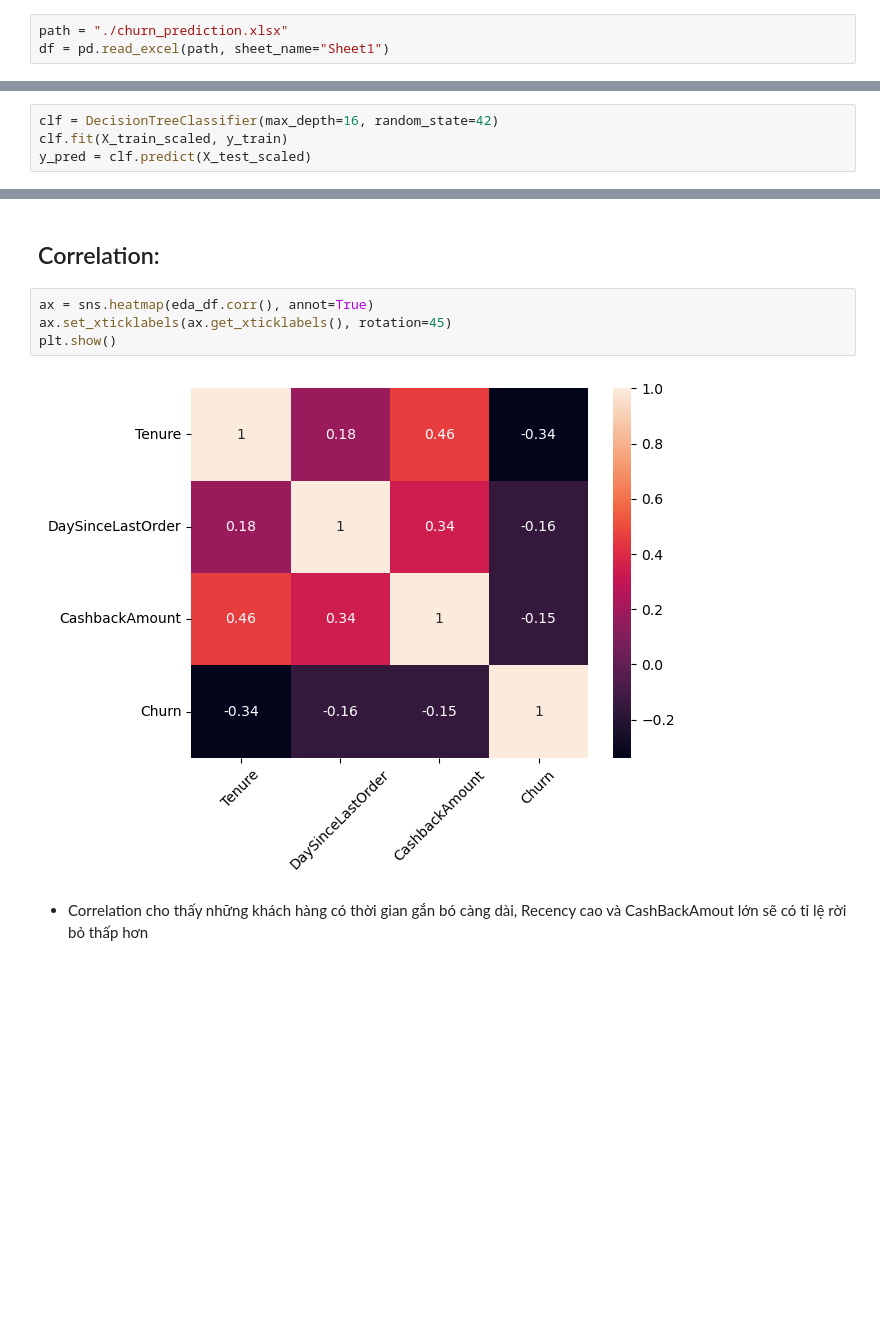
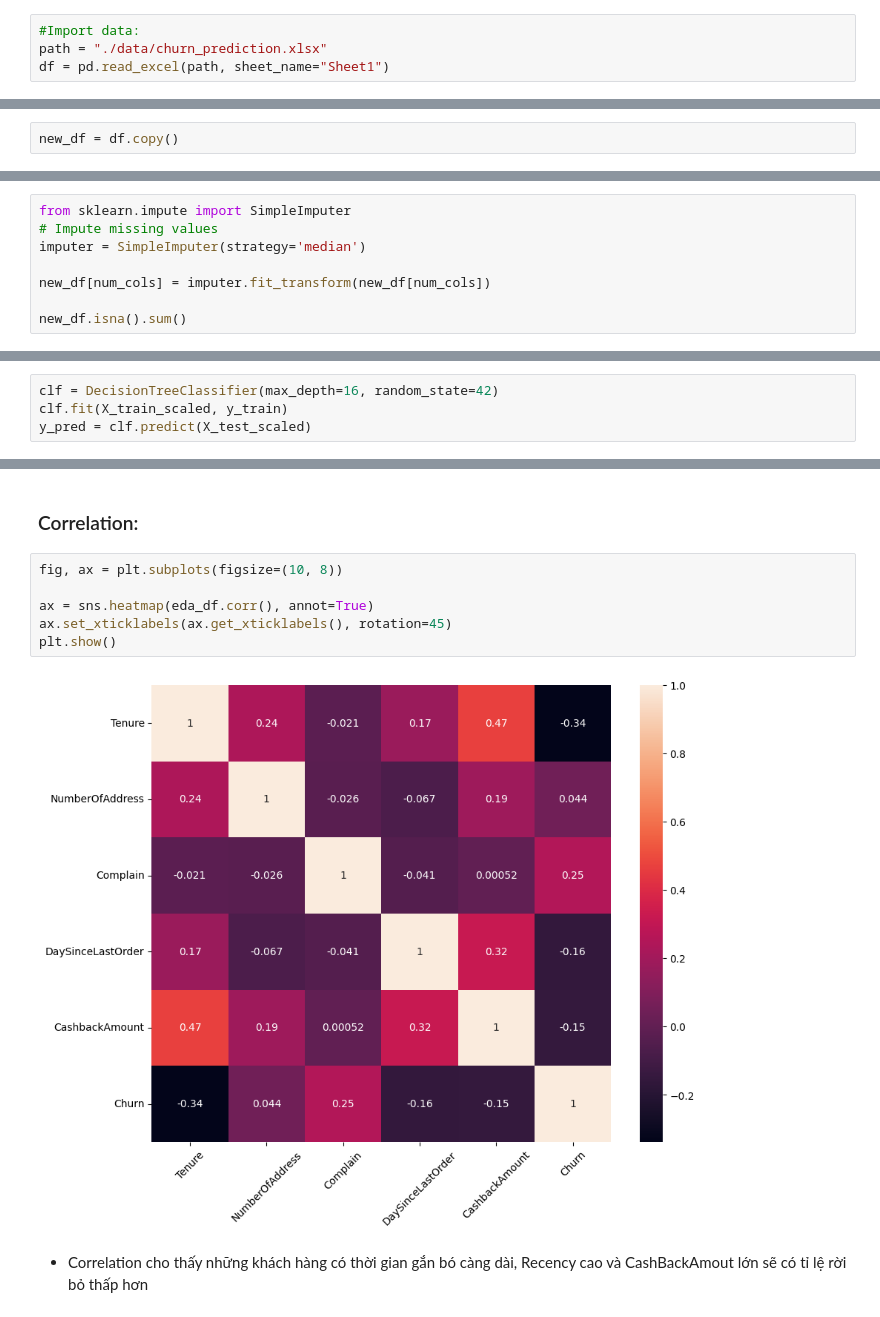
Before and after one commit to kunbox96/Portfolio-Project-Directory, a Jupyter notebook: Machine Learning - Predict Customer Churn in Telecom Company/Machine Learning - Predict Customer Churn in Telecom Company.ipynb, the cells around one changed output, grey strips where cells are left out. Saved outputs shown, nothing was run; the diff lists cells and outputs as text; blank space fills up the shorter version.

Commit message:
update predict churn in telecom company project

```diff
--- a/Machine Learning - Predict Customer Churn in Telecom Company/Machine Learning - Predict Customer Churn in Telecom Company.ipynb
+++ b/Machine Learning - Predict Customer Churn in Telecom Company/Machine Learning - Predict Customer Churn in Telecom Company.ipynb
@@ -12,5 +14,6 @@ pd.option_context('mode.use_inf_as_na', True)
 # %%
-path = "./churn_prediction.xlsx"
+#Import data:
+path = "./data/churn_prediction.xlsx"
 df = pd.read_excel(path, sheet_name="Sheet1")
 # %% [markdown]
 ## Explore shape and data info
@@ -142,5 +134,7 @@ from sklearn.model_selection import cross_val_score, KFold, train_test_split
 # %% [markdown]
 ### Separate String and Numeric columns
+# %%
+new_df = df.copy()
 # %%
 cat_cols = []
 num_cols = []
@@ -162,0 +159,8 @@ List of numerical variables
+# %%
+from sklearn.impute import SimpleImputer
+# Impute missing values
+imputer = SimpleImputer(strategy='median')
+
+new_df[num_cols] = imputer.fit_transform(new_df[num_cols])
+
+new_df.isna().sum()
@@ -254,10 +276,12 @@ eda_df.groupby('Churn').agg({'Tenure': 'mean', 'DaySinceLastOrder': 'mean', 'Cas
 # %% [markdown]
-## Correlation:
+### Correlation:
 # %%
+fig, ax = plt.subplots(figsize=(10, 8))
+
 ax = sns.heatmap(eda_df.corr(), annot=True)
 ax.set_xticklabels(ax.get_xticklabels(), rotation=45)
 plt.show()
 # %% [output]
-[figure, old version]
+[figure, new version]
 # %% [markdown]
 - Correlation cho thấy những khách hàng có thời gian gắn bó càng dài, Recency cao và CashBackAmout lớn sẽ có tỉ lệ rời bỏ thấp hơn
```
Also changed, not shown: parts of 65 cells of this notebook, 7 other files.
